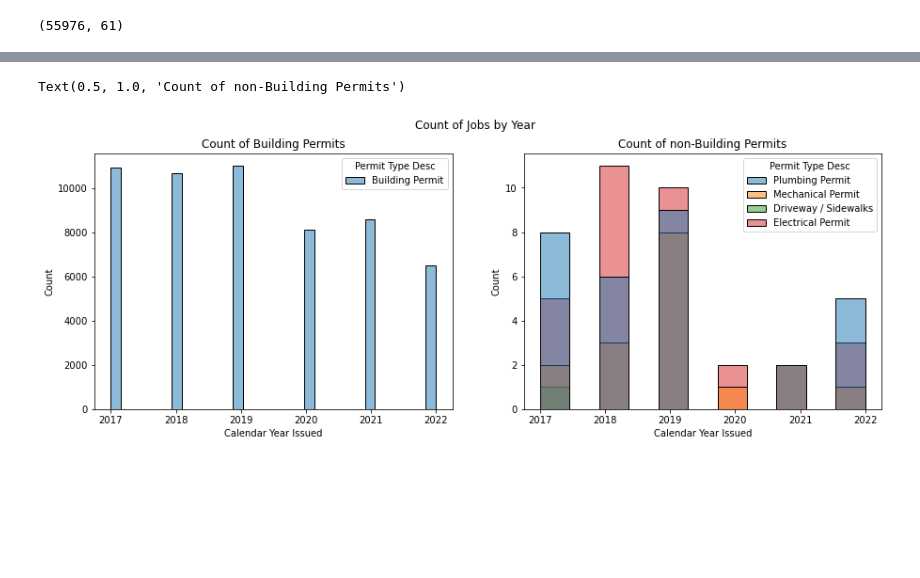
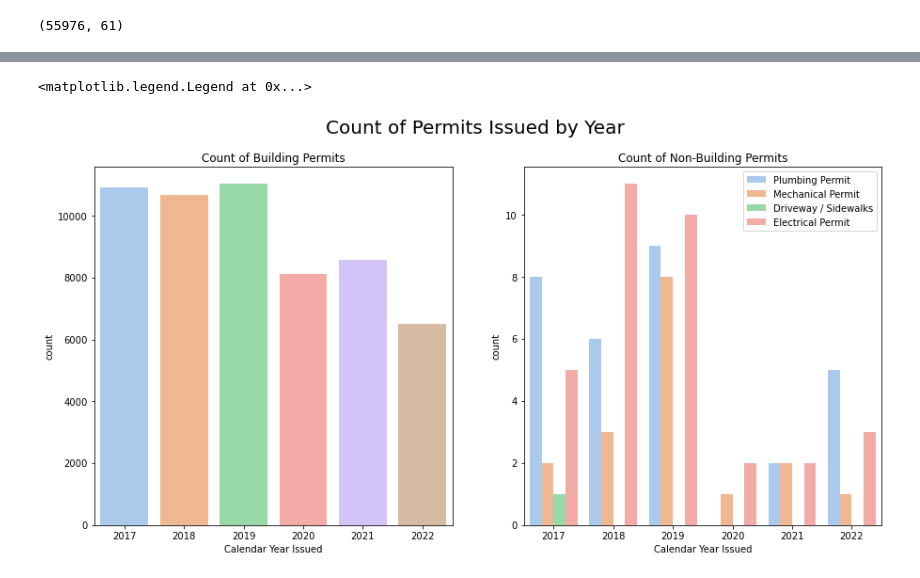
Before and after one commit to Josephslee99/CSE4-587Project, a Jupyter notebook: phase1.ipynb, the cells around one changed output, grey strips where cells are left out. Drawn from its saved outputs; the diff is of its cells as text; code cells hidden in the pictures; blank space fills up the shorter version.

```diff
--- a/phase1.ipynb
+++ b/phase1.ipynb
@@ -95,10 +124,13 @@ data.shape
 # %%
-fig, axes = plt.subplots(1,2,figsize=(15,5))
-fig.suptitle('Count of Jobs by Year')
-sns.histplot(ax=axes[0],data=data[data['Permit Type Desc']=="Building Permit"],x='Calendar Year Issued',hue='Permit Type Desc')
+# Separate Plots for Building and Non-Building Permits
+fig, axes = plt.subplots(1,2,figsize=(15,7))
+fig.suptitle('Count of Permits Issued by Year',size=20)
+# Count Plots
+sns.countplot(ax=axes[0],data=data[data['Permit Type Desc']=="Building Permit"],x='Calendar Year Issued',palette='pastel')
 axes[0].set_title('Count of Building Permits')
-sns.histplot(ax=axes[1],data=data[data['Permit Type Desc']!="Building Permit"],x='Calendar Year Issued',hue='Permit Type Desc')
-axes[1].set_title('Count of non-Building Permits')
+sns.countplot(ax=axes[1],data=data[data['Permit Type Desc']!="Building Permit"],x='Calendar Year Issued',hue='Permit Type Desc',palette='pastel')
+axes[1].set_title('Count of Non-Building Permits')
+axes[1].legend(loc='upper right')
 # %% [output]
-Text(0.5, 1.0, 'Count of non-Building Permits')
+<matplotlib.legend.Legend at 0x...>
-[figure, old version]
+[figure, new version]
```
Also changed, not shown: parts of 15 cells of this notebook.
